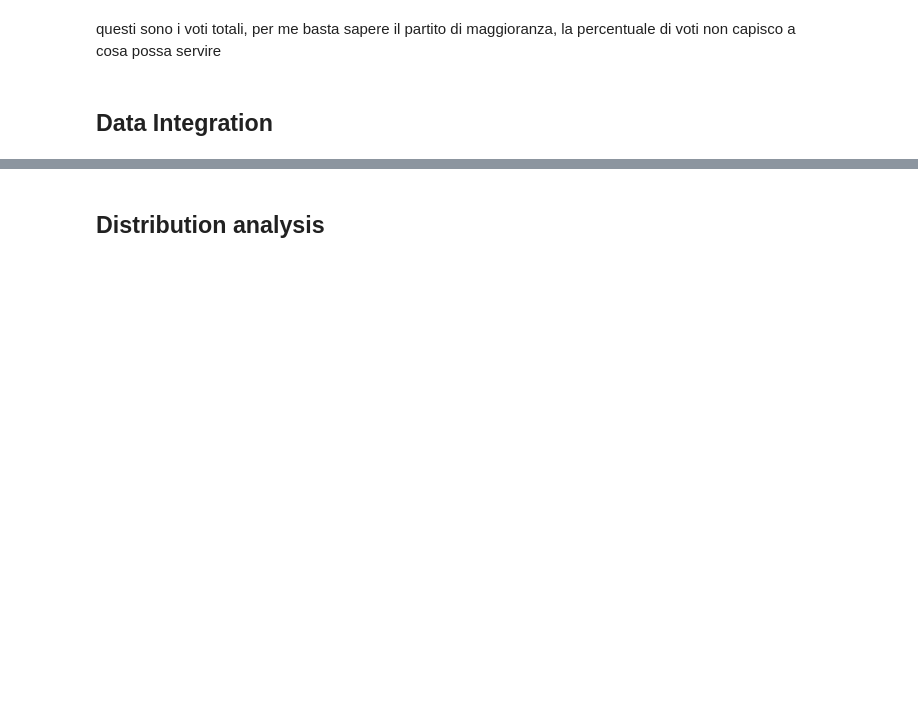
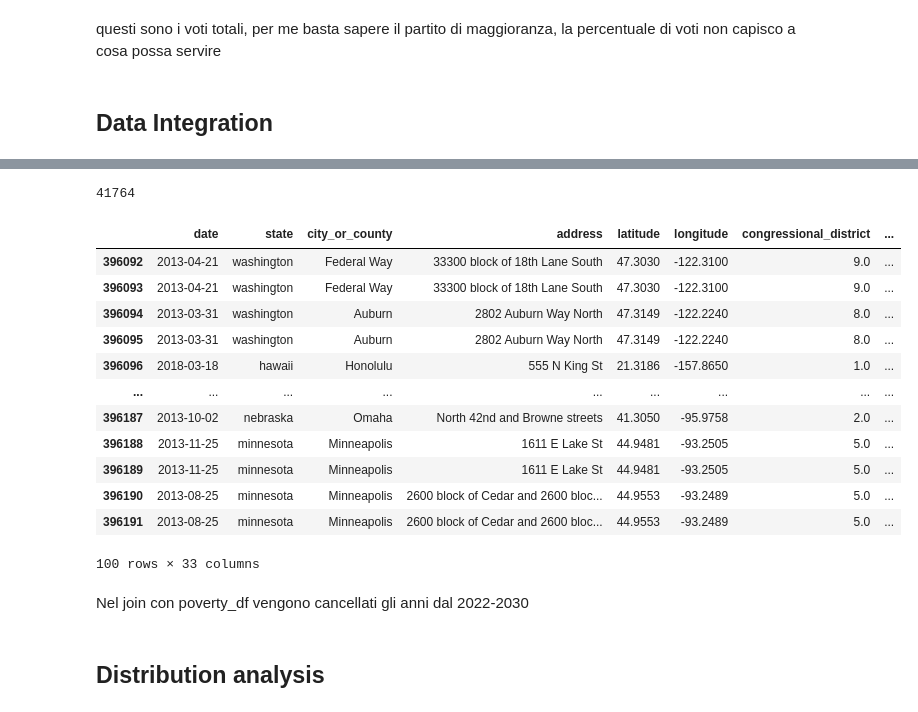
Before and after one commit to vezzusamu/dm-project, a Jupyter notebook: data_understanding_plot.ipynb, the cells around one changed output, grey strips where cells are left out. Cells and saved outputs as stored; diff of their text form; code cells hidden in the pictures; blank space fills up the shorter version.

Commit message:
Data integration (partially completed)
TODO recover from the coordinates the congressional districts

```diff
--- a/data_understanding_plot.ipynb
+++ b/data_understanding_plot.ipynb
@@ -1941,3 +1994,44 @@ questi sono i voti totali, per me basta sapere il partito di maggioranza, la per
+# %%
+
+
+# creating a column with the year of the incident
+incidents_df['year'] = pd.DatetimeIndex(incidents_df['date']).year
+incidents_df_joined = incidents_df.copy()
+incidents_df_joined = pd.merge(incidents_df_joined, poverty_df, on=["state", "year"])
+
+# joining the incidents with the year_state_df, on the state and the year and the congretional district (lower case)
+#lower case the state column
+incidents_df_joined['state'] = incidents_df_joined['state'].str.lower()
+year_state_df['state'] = year_state_df['state'].str.lower()
+
+#adding one year to the year_state_df year column
+year_state_df_copy = year_state_df.copy()
+year_state_df_copy['year'] = year_state_df_copy['year'] + 1
+
+#concat the two dataframes year_state_df and year_state_df_copy
+year_state_df = pd.concat([year_state_df, year_state_df_copy])
+print(len(year_state_df))
+
+
+incidents_df_joined = pd.merge(incidents_df_joined, year_state_df, on=["state", "year", "congressional_district"])
+incidents_df_joined["year"].unique()
+# %% [output]
+41764
+|  | date | state | city_or_county | address | latitude | longitude | congressional_district | ... |
+| 396092 | 2013-04-21 | washington | Federal Way | 33300 block of 18th Lane South | 47.3030 | -122.3100 | 9.0 | ... |
+| 396093 | 2013-04-21 | washington | Federal Way | 33300 block of 18th Lane South | 47.3030 | -122.3100 | 9.0 | ... |
+| 396094 | 2013-03-31 | washington | Auburn | 2802 Auburn Way North | 47.3149 | -122.2240 | 8.0 | ... |
+| 396095 | 2013-03-31 | washington | Auburn | 2802 Auburn Way North | 47.3149 | -122.2240 | 8.0 | ... |
+| 396096 | 2018-03-18 | hawaii | Honolulu | 555 N King St | 21.3186 | -157.8650 | 1.0 | ... |
+| ... | ... | ... | ... | ... | ... | ... | ... | ... |
+| 396187 | 2013-10-02 | nebraska | Omaha | North 42nd and Browne streets | 41.3050 | -95.9758 | 2.0 | ... |
+| 396188 | 2013-11-25 | minnesota | Minneapolis | 1611 E Lake St | 44.9481 | -93.2505 | 5.0 | ... |
+| 396189 | 2013-11-25 | minnesota | Minneapolis | 1611 E Lake St | 44.9481 | -93.2505 | 5.0 | ... |
+| 396190 | 2013-08-25 | minnesota | Minneapolis | 2600 block of Cedar and 2600 bloc... | 44.9553 | -93.2489 | 5.0 | ... |
+| 396191 | 2013-08-25 | minnesota | Minneapolis | 2600 block of Cedar and 2600 bloc... | 44.9553 | -93.2489 | 5.0 | ... |
+100 rows × 33 columns
+# %% [markdown]
+Nel join con poverty_df vengono cancellati gli anni dal 2022-2030
 # %% [markdown]
 ## Distribution analysis
 # %% [markdown]
```
Also changed, not shown: parts of 3 cells of this notebook.
